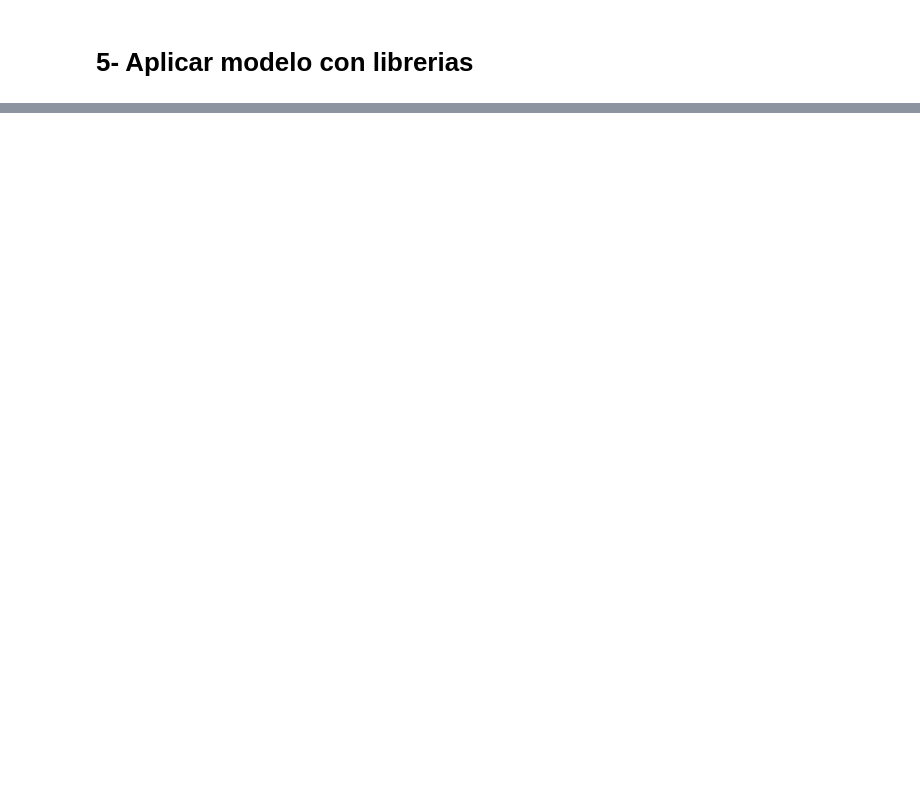
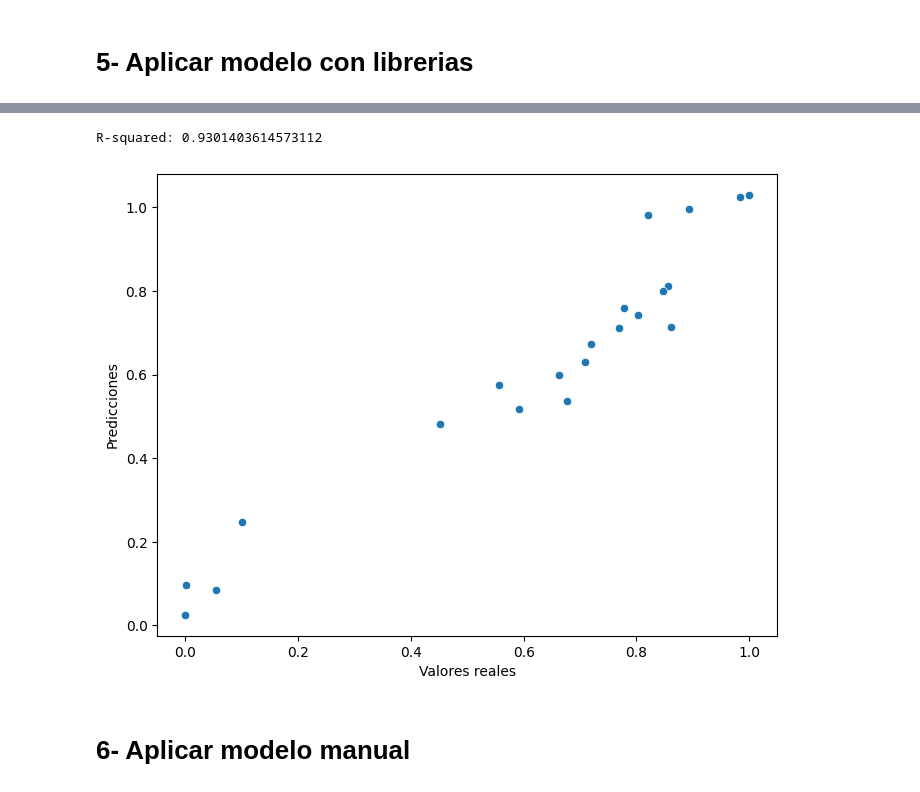
Before and after one commit to johnnyzaet08/CE5506-Pattern_Recognition, a Jupyter notebook: Proyecto_1/FuturaNota.ipynb, the cells around one changed output, grey strips where cells are left out. Cells and saved outputs as stored; diff of their text form; code cells hidden in the pictures; blank space fills up the shorter version.

```diff
--- a/Proyecto_1/FuturaNota.ipynb
+++ b/Proyecto_1/FuturaNota.ipynb
@@ -102,2 +125,12 @@ print(normalized_data.head())
+# %%
+# Leer el archivo CSV y cargarlo en un dataframe
+normalized_data = pd.read_csv("DataSetGrades/NotasFuturas-Normalizadas.csv")
+
+# Seleccionar las características que se utilizarán para ajustar el modelo
+X = normalized_data.drop('nota', axis=1)
+y = normalized_data['nota']
+
+# Dividir el conjunto de datos en conjuntos de entrenamiento y prueba
+X_train, X_test, y_train, y_test = train_test_split(X, y, test_size=0.2, random_state=42)
 # %% [markdown]
 # 5- Aplicar modelo con librerias
@@ -157,0 +137,23 @@ array=[1.         0.         1.         0.27272727 0.27272727 0.27272727
+# %%
+# Creamos el modelo de regresión lineal con librerias
+modelo = LinearRegression()
+modelo.fit(X_train, y_train)
+
+# Evaluar el modelo en el conjunto de prueba
+score = modelo.score(X_test, y_test)
+print("R-squared:", score)
+
+# Realizar predicciones en el conjunto de prueba
+y_pred = modelo.predict(X_test)
+
+# Graficar los valores reales vs. las predicciones
+plt.figure(figsize=(8, 6))
+sns.scatterplot(x=y_test, y=y_pred)
+plt.xlabel('Valores reales')
+plt.ylabel('Predicciones')
+plt.show()
+# %% [output]
+R-squared: 0.9301403614573112
+[figure, added]
+# %% [markdown]
+# 6- Aplicar modelo manual
```
Also changed, not shown: parts of 8 cells of this notebook, 3 other files.
